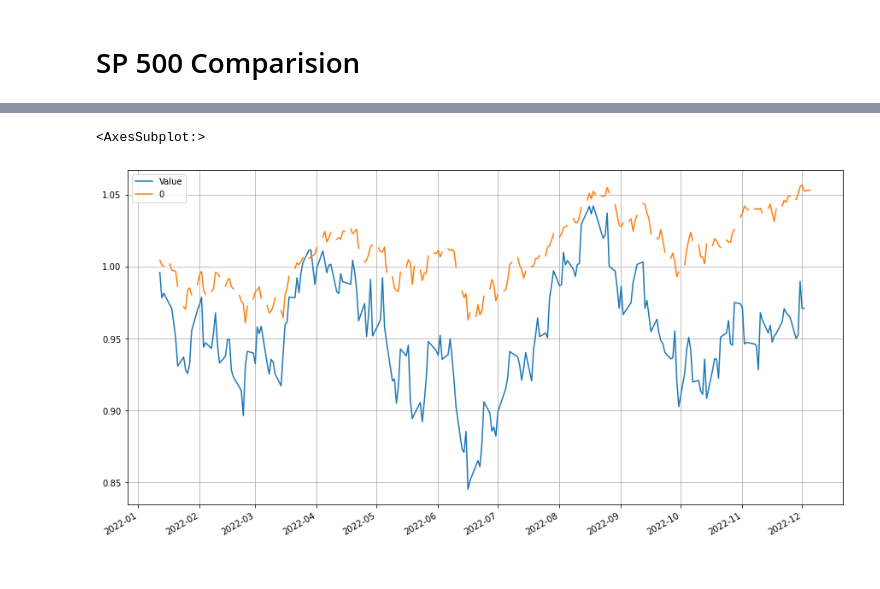
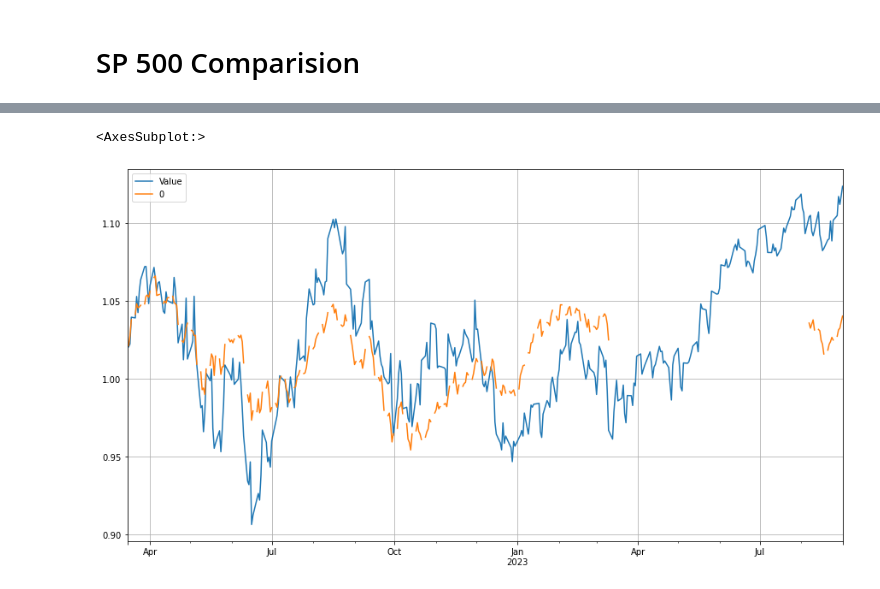
Before and after one commit to mario-s-duarte/funds-1, a Jupyter notebook: fundos_rentabilidade.ipynb, the cells around one changed output, grey strips where cells are left out. Drawn from its saved outputs; the diff is of its cells as text; code cells hidden in the pictures.

```diff
--- a/fundos_rentabilidade.ipynb
+++ b/fundos_rentabilidade.ipynb
@@ -265,11 +259,11 @@ Rentabilidade SP500 Portfolio at 2022-12-02 00:00:00 5.270814665906887
 # %%
 #Comparision of the current portfolio
-n_days = 235
+n_days = 280
 df = df_cotacoes[:n_days].apply(lambda x: sum(df_meta['Quantidade'][k]*v*(exchange_rates[x.name] if df_meta['Moeda'][k] == 'USD' else 1) for k,v in x.items()),axis=1).sort_index()
 pd.concat([ds_sp500[df.index.min():].pct_change().cumsum()+1, df.pct_change().cumsum()+1],axis=1).plot(figsize=(15,8),grid=True)
 # %% [output]
 <AxesSubplot:>
-[figure, old version]
+[figure, new version]
 # %%
 n_days = 230
 df_t = df_transacoes[df_transacoes['Code'].isin(df_cotacoes.columns)].copy()
```
Also changed, not shown: parts of 19 cells of this notebook, 7 other files.
